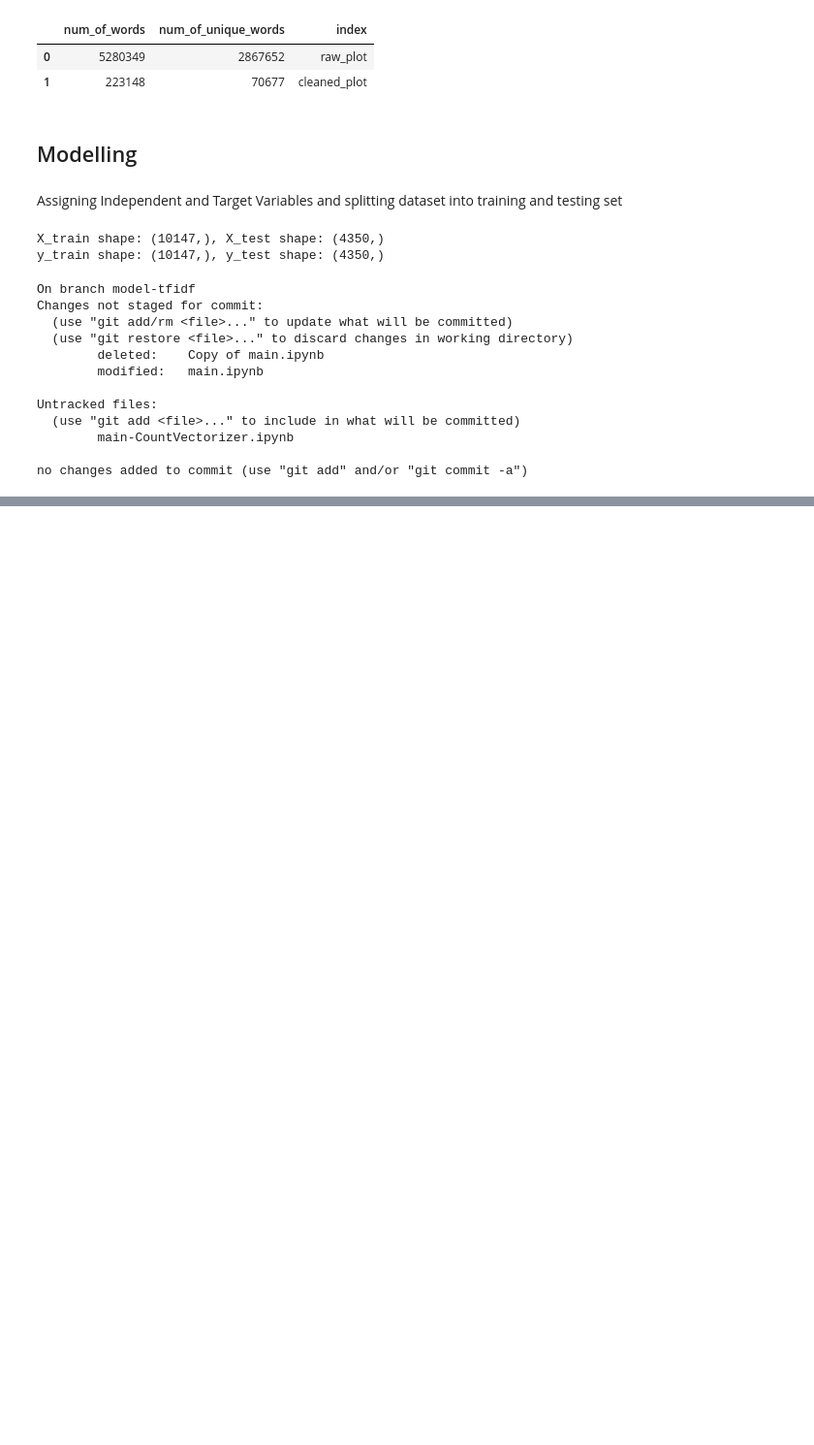
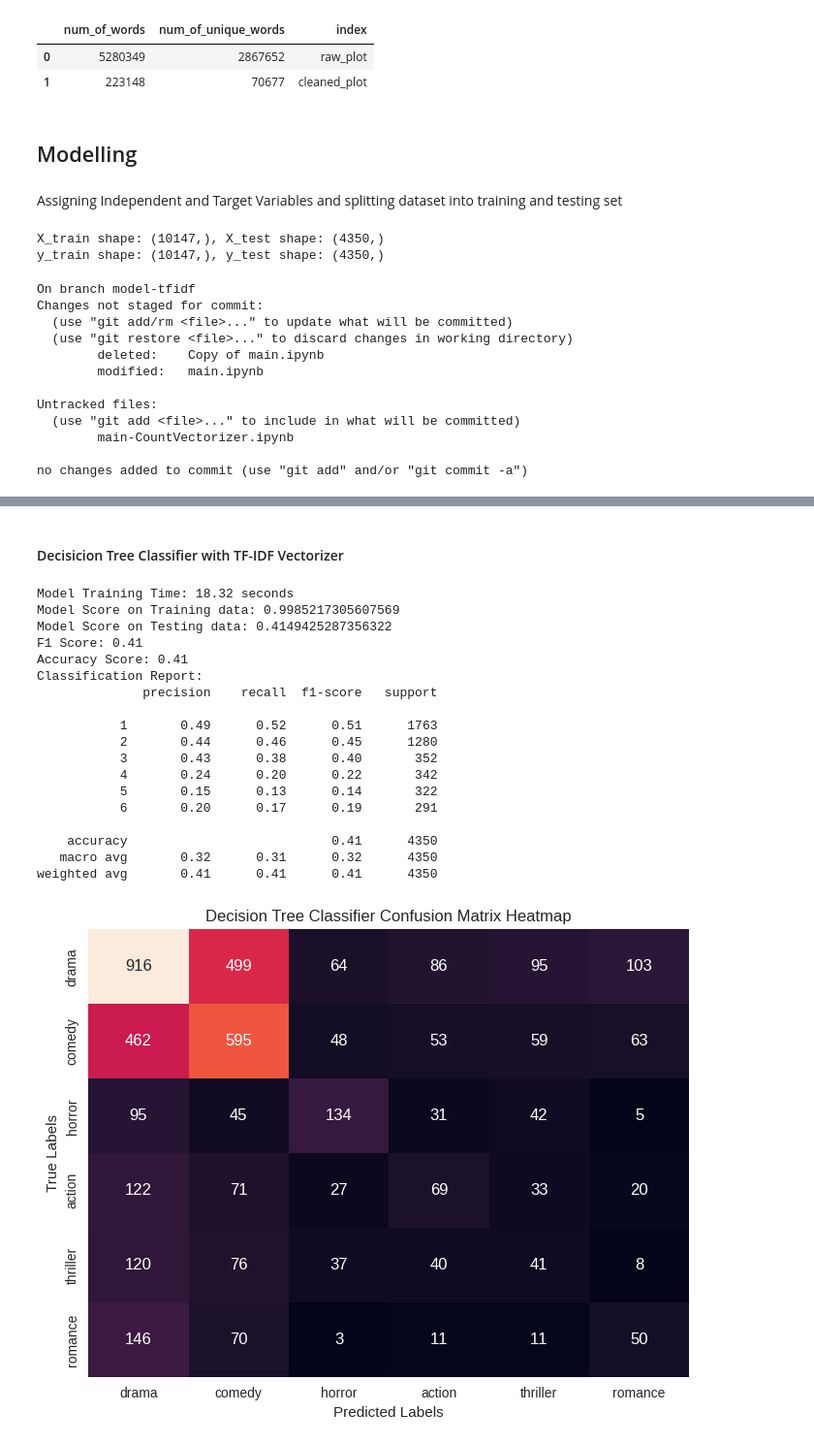
Before and after one commit to naamalia23/movie-genre-classification, a Jupyter notebook: main.ipynb, the cells around one changed output, grey strips where cells are left out. Shown at 97% size. Saved outputs shown, nothing was run; the diff lists cells and outputs as text; code cells hidden in the pictures; blank space fills up the shorter version.

```diff
--- a/main.ipynb
+++ b/main.ipynb
@@ -650,0 +850,67 @@ no changes added to commit (use "git add" and/or "git commit -a")
+# %% [markdown]
+#### Decisicion Tree Classifier with TF-IDF Vectorizer
+# %%
+# Decision Tree Model
+dt_model = DecisionTreeClassifier(random_state=42)
+
+# Training the model
+start_time_dt = time.time()
+dt_model.fit(X_train_tfidf, y_train)
+end_time_dt = time.time()
+
+# Calculate the running time
+running_time_dt = end_time_dt - start_time_dt
+print(f"Model Training Time: {running_time_dt:.2f} seconds")
+
+# Model evaluation
+print("Model Score on Training data:", dt_model.score(X_train_tfidf, y_train))
+print("Model Score on Testing data:", dt_model.score(X_test_tfidf, y_test))
+
+# Predictions
+y_pred_dt = dt_model.predict(X_test_tfidf)
+
+# F1 Score
+f1_dt = f1_score(y_test, y_pred_dt, average='weighted')
+print(f"F1 Score: {f1_dt:.2f}")
+
+# Accuracy Score
+accuracy_dt = accuracy_score(y_test, y_pred_dt)
+print(f"Accuracy Score: {accuracy_dt:.2f}")
+
+# Classification Report
+print("Classification Report:")
+print(classification_report(y_test, y_pred_dt))
+
+# Confusion Matrix
+cm_dt = confusion_matrix(y_test, y_pred_dt)
+
+# Defining 'class_names' as class labels
+class_names = ['drama', 'comedy', 'horror', 'action', 'thriller', 'romance']
+
+plt.figure(figsize=(8, 6))
+sns.heatmap(cm_dt, annot=True, fmt='d', cbar=False,
+            xticklabels=class_names, yticklabels=class_names)
+plt.xlabel('Predicted Labels')
+plt.ylabel('True Labels')
+plt.title('Decision Tree Classifier Confusion Matrix Heatmap')
+plt.show()
+# %% [output]
+Model Training Time: 18.32 seconds
+Model Score on Training data: 0.9985217305607569
+Model Score on Testing data: 0.4149425287356322
+F1 Score: 0.41
+Accuracy Score: 0.41
+Classification Report:
+              precision    recall  f1-score   support
+
+           1       0.49      0.52      0.51      1763
+           2       0.44      0.46      0.45      1280
+           3       0.43      0.38      0.40       352
+           4       0.24      0.20      0.22       342
+           5       0.15      0.13      0.14       322
+           6       0.20      0.17      0.19       291
+
+    accuracy                           0.41      4350
+   macro avg       0.32      0.31      0.32      4350
+weighted avg       0.41      0.41      0.41      4350
+[figure, added]
```
Also changed, not shown: parts of 19 cells of this notebook.
